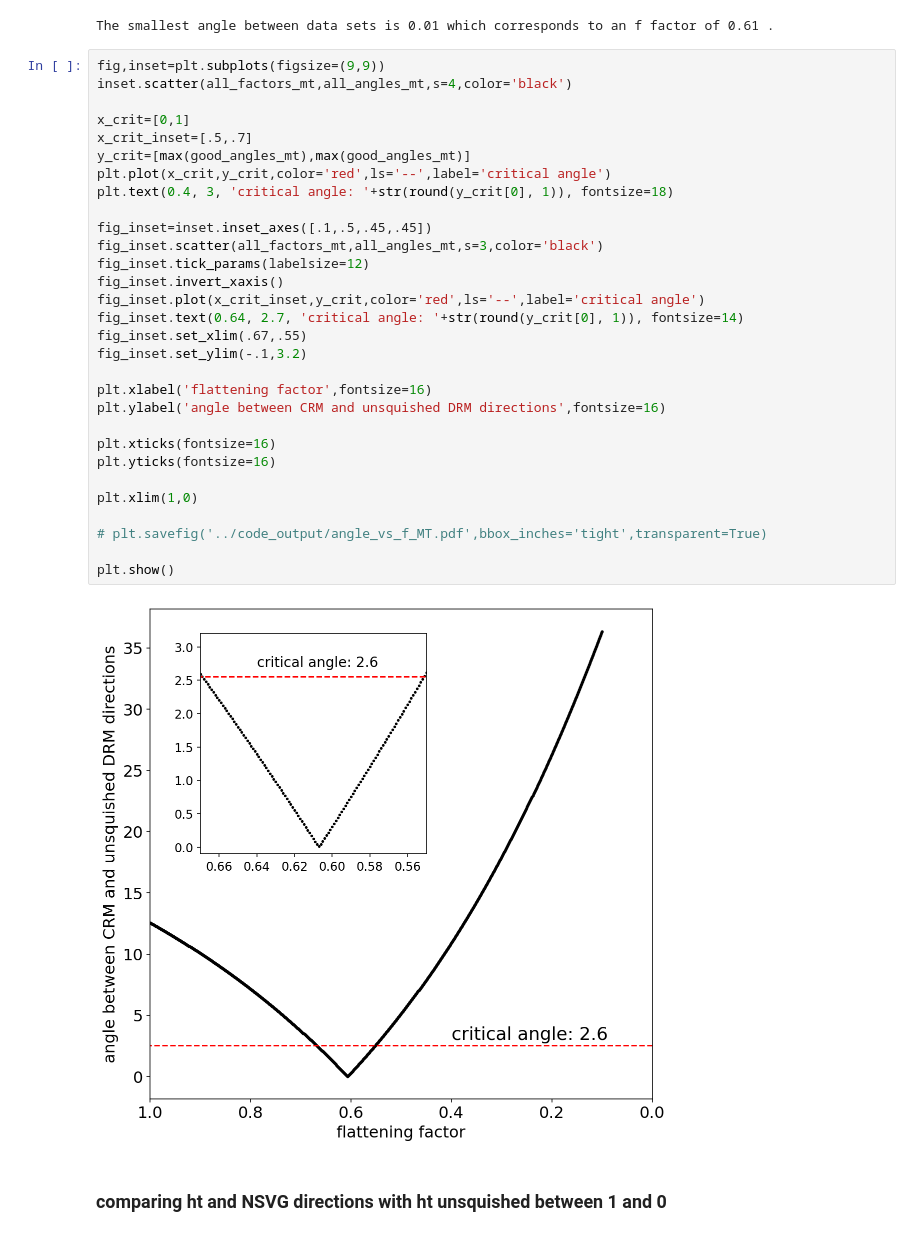
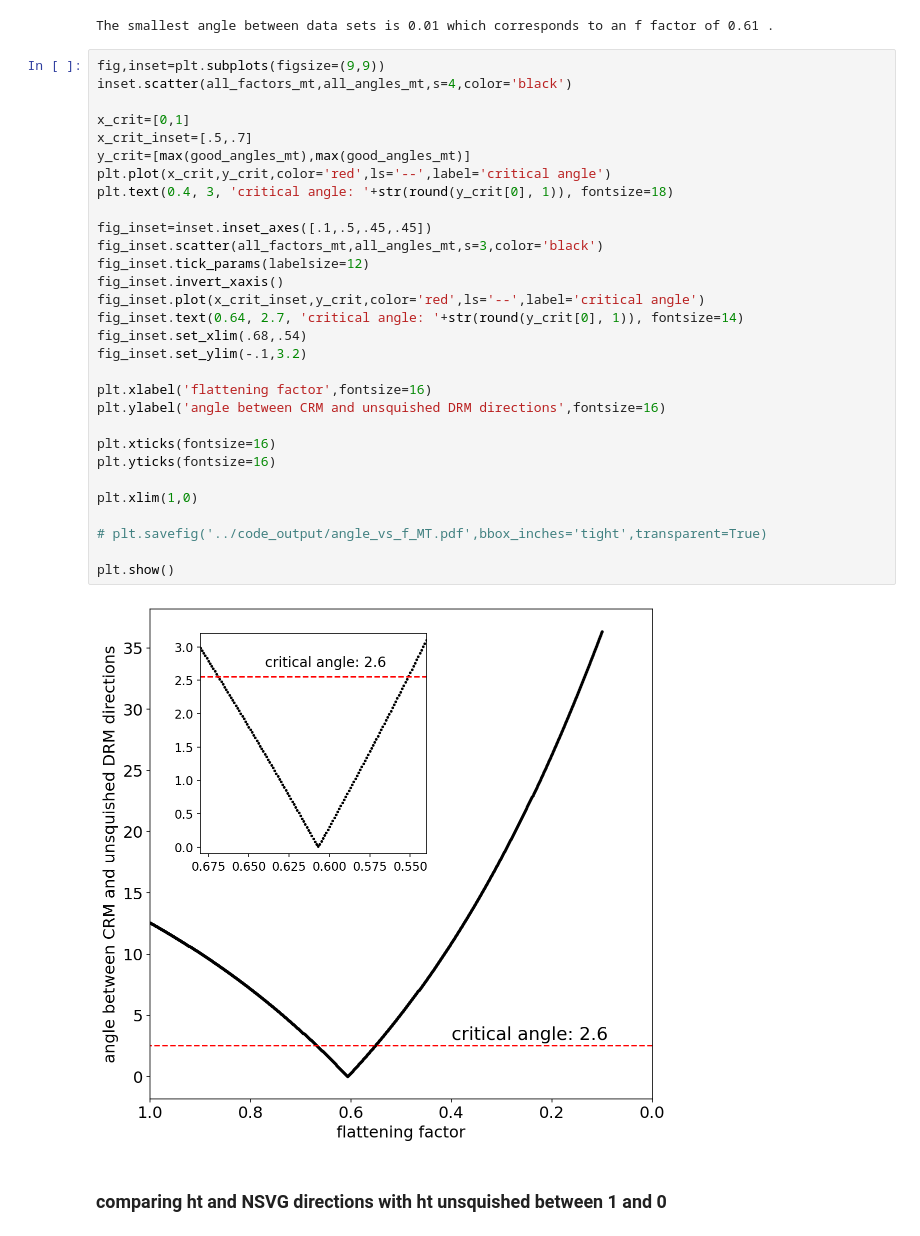
Before and after one commit to Swanson-Hysell-Group/Inclination_Shallowing, a Jupyter notebook: code/Notebooks/Cutface_pmag.ipynb, the cells around one changed output. Drawn from its saved outputs; the diff is of its cells as text.

```diff
--- a/code/Notebooks/Cutface_pmag.ipynb
+++ b/code/Notebooks/Cutface_pmag.ipynb
@@ -651,35 +661,35 @@ The smallest angle between data sets is 0.01 which corresponds to an f factor of
 # %%
 fig,inset=plt.subplots(figsize=(9,9))
 inset.scatter(all_factors_mt,all_angles_mt,s=4,color='black')
 
 x_crit=[0,1]
 x_crit_inset=[.5,.7]
 y_crit=[max(good_angles_mt),max(good_angles_mt)]
 plt.plot(x_crit,y_crit,color='red',ls='--',label='critical angle')
 plt.text(0.4, 3, 'critical angle: '+str(round(y_crit[0], 1)), fontsize=18)
 
 fig_inset=inset.inset_axes([.1,.5,.45,.45])
 fig_inset.scatter(all_factors_mt,all_angles_mt,s=3,color='black')
 fig_inset.tick_params(labelsize=12)
 fig_inset.invert_xaxis()
 fig_inset.plot(x_crit_inset,y_crit,color='red',ls='--',label='critical angle')
 fig_inset.text(0.64, 2.7, 'critical angle: '+str(round(y_crit[0], 1)), fontsize=14)
-fig_inset.set_xlim(.67,.55)
+fig_inset.set_xlim(.68,.54)
 fig_inset.set_ylim(-.1,3.2)
 
 plt.xlabel('flattening factor',fontsize=16)
 plt.ylabel('angle between CRM and unsquished DRM directions',fontsize=16)
 
 plt.xticks(fontsize=16)
 plt.yticks(fontsize=16)
 
 plt.xlim(1,0)
 
 # plt.savefig('../code_output/angle_vs_f_MT.pdf',bbox_inches='tight',transparent=True)
 
 plt.show()
 # %% [output]
-[figure, old version]
+[figure, new version]
 # %% [markdown]
 ### comparing ht and NSVG directions with ht unsquished between 1 and 0
 # %%
```
Also changed, not shown: parts of 12 cells of this notebook, 5 other files.
